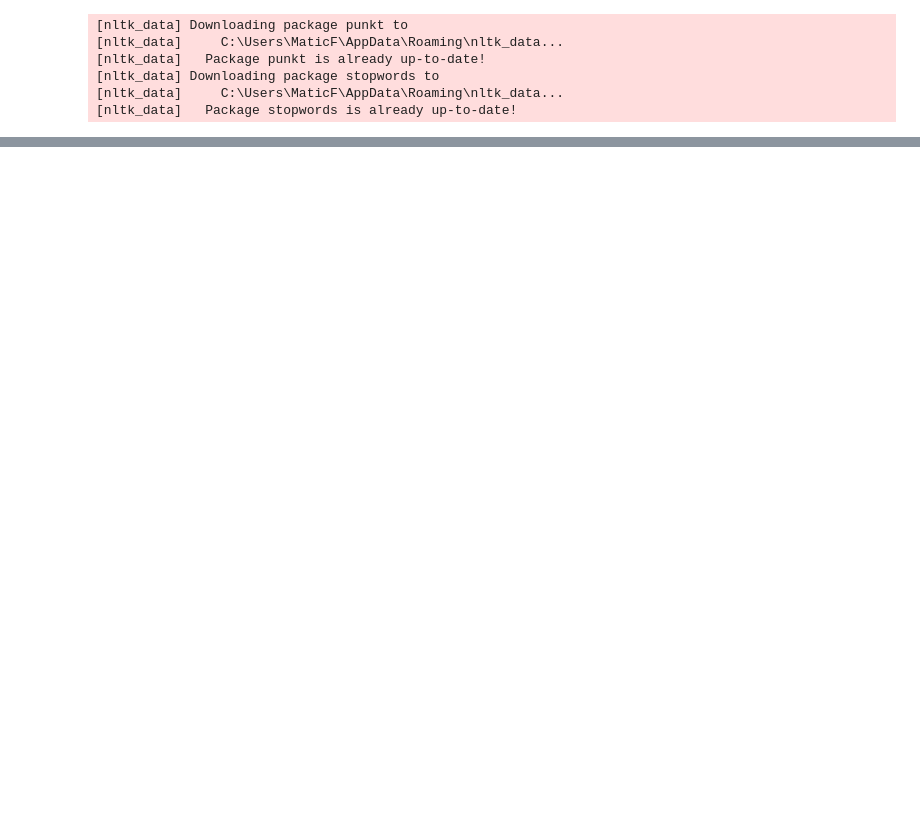
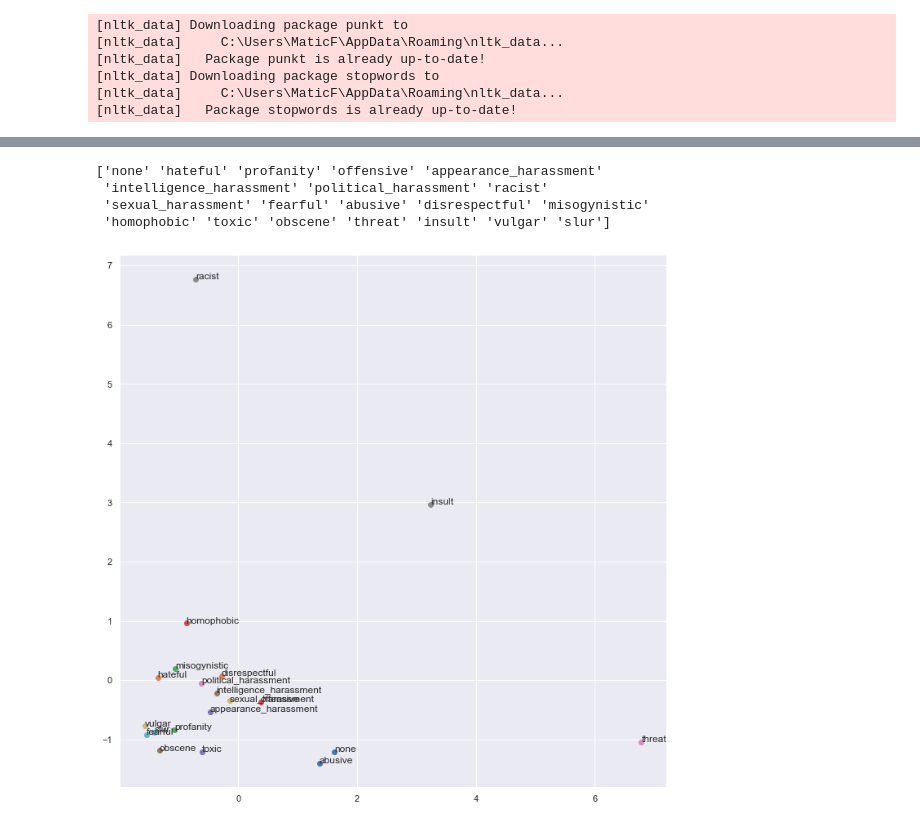
Before and after one commit to aljazerzen/data-science-nlp, a Jupyter notebook: Statistical_Methods.ipynb, the cells around one changed output, grey strips where cells are left out. Saved outputs shown, nothing was run; the diff lists cells and outputs as text; code cells hidden in the pictures; blank space fills up the shorter version.

```diff
--- a/Statistical_Methods.ipynb
+++ b/Statistical_Methods.ipynb
@@ -247,10 +367,10 @@ def plot_word2vec(whole_corpus,corpus_dict, words):
     for k in corpus_dict.keys():
 
         x = pca.transform(corpus_dict[k])
-        plt.scatter(x[:,0],x[:,1],c=cmap((ctc+1)/len(corpus_dict.keys())))
+        plt.scatter(x[:,0],x[:,1],color=cmap((ctc+1)/len(corpus_dict.keys())))
         x_povp = np.mean(x,axis=0)
 
-        plt.scatter(x_povp[0],x_povp[1],50,c=cmap((ctc+1)/len(corpus_dict.keys())))
+        plt.scatter(x_povp[0],x_povp[1],50,color=cmap((ctc+1)/len(corpus_dict.keys())))
         plt.annotate(k,xy=(x_povp[0],x_povp[1]),size=18)
         ctc += 1
 
@@ -258,8 +378,12 @@ def plot_word2vec(whole_corpus,corpus_dict, words):
             #plt.annotate(words[ct],xy=(x[i,0],x[i,1]))
             ct += 1
 
-
-tokens = corpus["stemmed"].tolist()
-model = gensim.models.Word2Vec(tokens,min_count=1)
-whole_corpus, corpus_dict, words = extract_most_common_words(corpus,model,5)
-plot_word2vec(whole_corpus,corpus_dict,words)
+def plot_fast_text(keywords,model):
+    X = model[keywords]
+    pca = PCA(n_components=2)
+    plt.figure(1,figsize=(12,12))
+    X = pca.fit_transform(X)
+    for i in range(X.shape[0]):
+        plt.scatter(X[i,0],X[i,1])
+        plt.annotate(keywords[i],xy=(X[i,0],X[i,1]))
+    plt.show()
@@ -283,0 +390,15 @@ plot_word2vec(whole_corpus,corpus_dict,words)
+# %%
+tokens = corpus["stemmed"].tolist()
+model = gensim.models.FastText(size=20,window=3,min_count=1)
+model.build_vocab(tokens)
+model.train(sentences=tokens,total_examples=len(tokens),epochs=10)
+keywords = np.array(list(cfd.keys()))
+#keywords = np.setdiff1d(keywords,np.array(["racist","insult","threat"]))
+print(keywords)
+plot_fast_text(keywords,model)
+# %% [output]
+['none' 'hateful' 'profanity' 'offensive' 'appearance_harassment'
+ 'intelligence_harassment' 'political_harassment' 'racist'
+ 'sexual_harassment' 'fearful' 'abusive' 'disrespectful' 'misogynistic'
+ 'homophobic' 'toxic' 'obscene' 'threat' 'insult' 'vulgar' 'slur']
+[figure, added]
```
Also changed, not shown: parts of 19 cells of this notebook.
